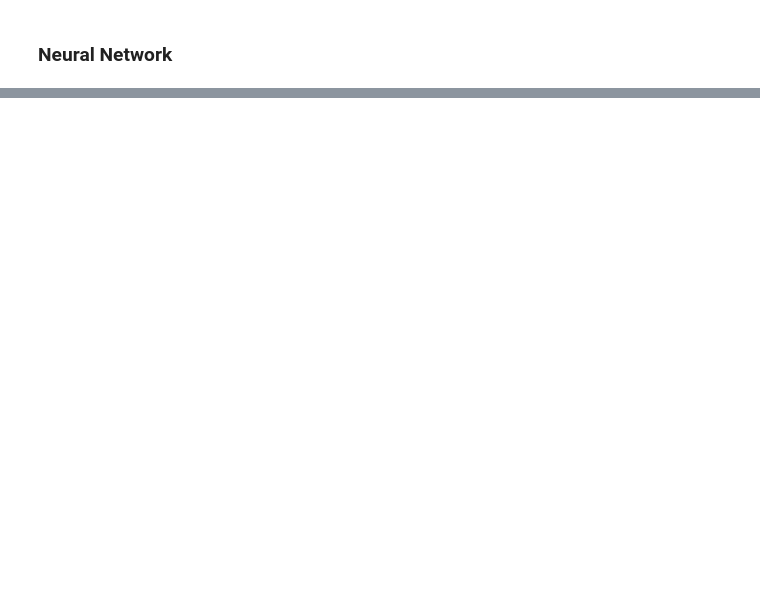
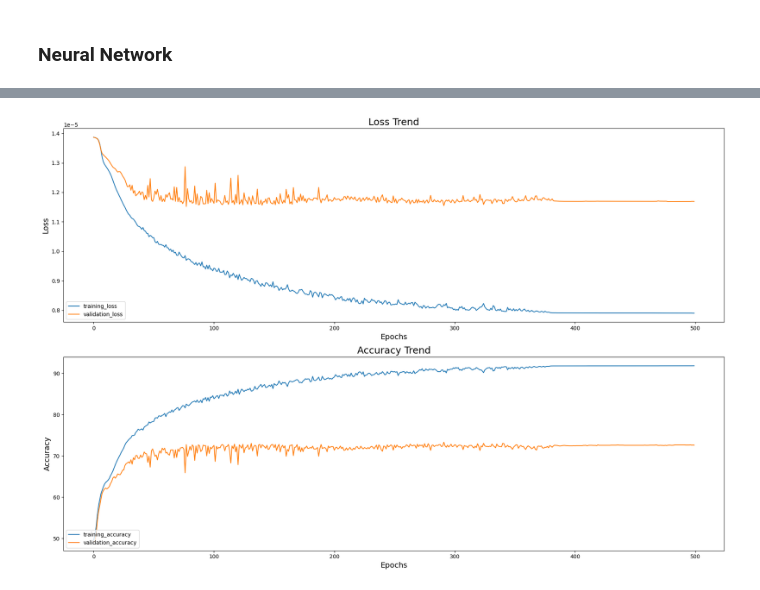
Before and after one commit to simonegramegna/Malicious_URL_detection, a Jupyter notebook: Malicious_URL_detection.ipynb, the cells around one changed output, grey strips where cells are left out. Saved outputs shown, nothing was run; the diff lists cells and outputs as text; code cells hidden in the pictures; blank space fills up the shorter version.

```diff
--- a/Malicious_URL_detection.ipynb
+++ b/Malicious_URL_detection.ipynb
@@ -1720,0 +1909,9 @@ EXEC_TIME                             0.770            31.821           4032.03
+# %%
+df = pd.read_csv(DATA_PATH_URL_SAMPLED)
+df.loc[df['type'] != 'benign', 'type'] = 1
+df.loc[df['type'] == 'benign', 'type'] = 0
+
+char_index = CharIndexing(df['url'])
+df['url2vec'] = df['url'].apply(lambda x: char_index.string_indexes(x))
+df = df[['url', 'url2vec', 'type']]
+df
@@ -1720,0 +1958,11 @@ EXEC_TIME                             0.770            31.821           4032.03
+# %%
+# Fixing the max length of url2vec features corresponding to the mean length
+max_seq_length = 67
+
+# Padding the shorter URLs and cutting the longer ones
+for i in range(len(df['url2vec'])):
+    vec = df['url2vec'].iloc[i]
+    if len(vec) > max_seq_length:
+        df['url2vec'].iloc[i] = vec[-max_seq_length:]
+    else:
+        df['url2vec'].iloc[i] = list(np.pad(vec, (max_seq_length - len(vec), 0), mode='constant'))
@@ -1720,0 +1997,7 @@ EXEC_TIME                             0.770            31.821           4032.03
+# %%
+start_time = time.time()
+net = MySimpleNetwork(X_train_net.shape[1]).to(device)
+model, metrics = fit_NN(net, X_train_net, X_eval_net, y_train_net, y_eval_net, n_epochs=500, verbose=(True,100))
+accuracy_nn, pred = predict_NN(model, X_test_net, y_test_net)
+end_time = time.time()
+exec_nn_all = end_time-start_time
@@ -1720,0 +2010,19 @@ EXEC_TIME                             0.770            31.821           4032.03
+# %%
+fig, (ax1, ax2) = plt.subplots(2, 1, figsize=(18, 12))
+ax1.plot(metrics['trainLoss'], label='training_loss')
+ax1.plot(metrics['evalLoss'], label='validation_loss')
+ax1.set_title('Loss Trend', fontsize = 18)
+ax1.set_xlabel('Epochs', fontsize=14)
+ax1.set_ylabel('Loss', fontsize=14)
+ax1.legend(loc='lower left')
+ax2.plot(metrics['trainAcc'], label='training_accuracy')
+ax2.plot(metrics['evalAcc'], label='validation_accuracy')
+ax2.set_title('Accuracy Trend', fontsize = 18)
+ax2.set_xlabel('Epochs', fontsize=14)
+ax2.set_ylabel('Accuracy', fontsize=14)
+ax2.legend(loc='lower left')
+
+plt.tight_layout()
+plt.show()
+# %% [output]
+[figure, added]
```
Also changed, not shown: parts of 40 cells of this notebook.
